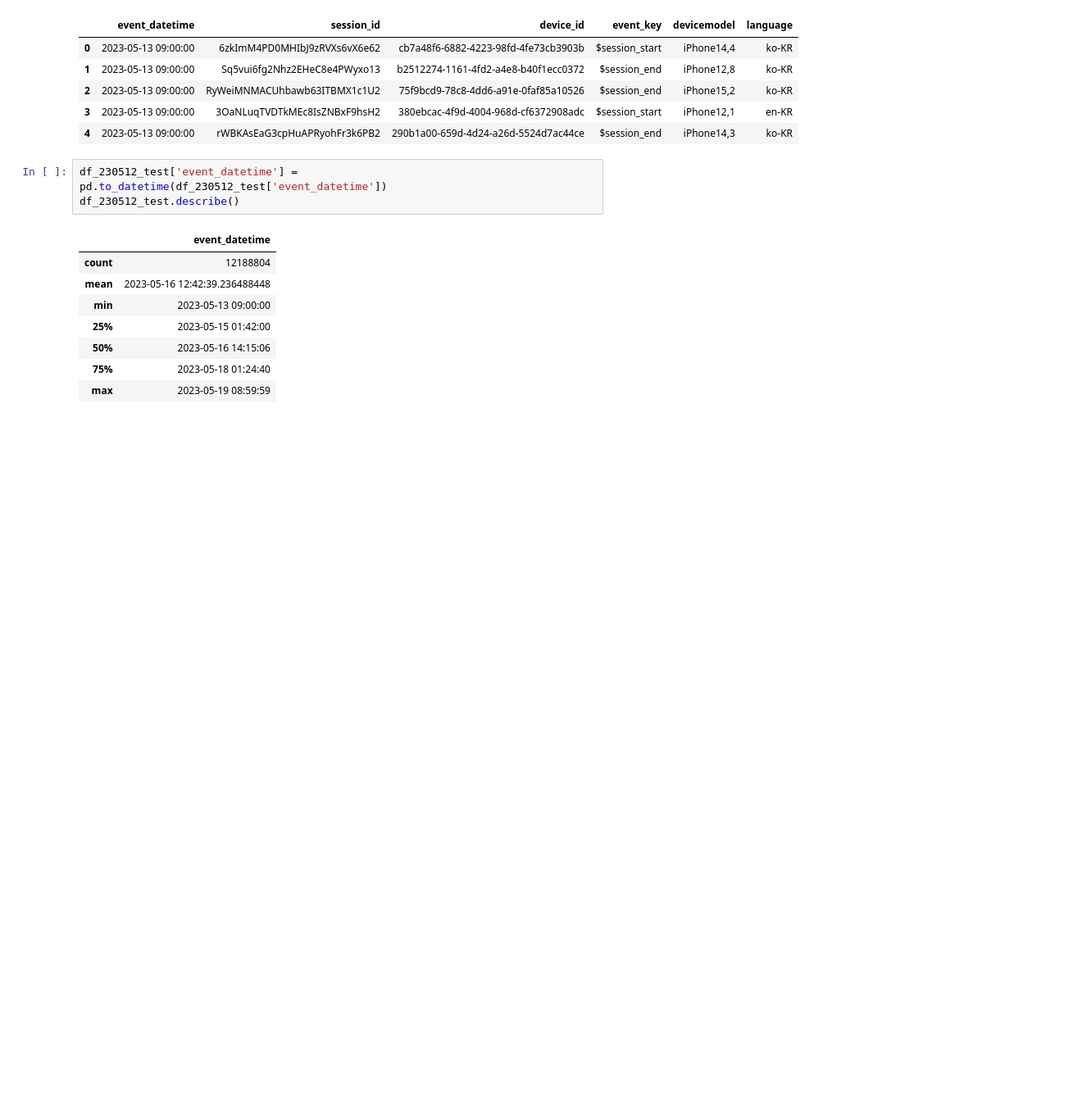
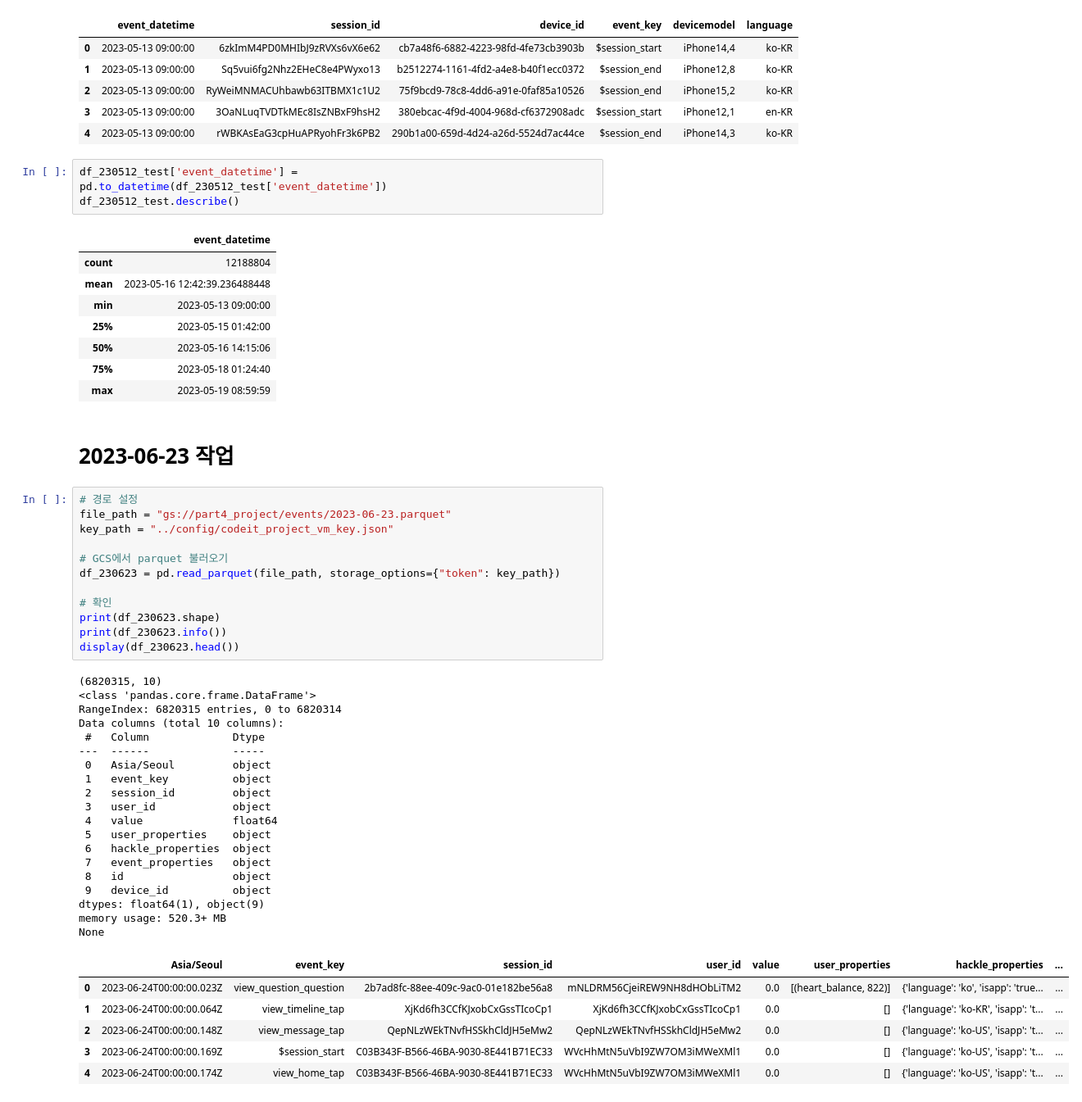
Before and after one commit to seung127/codeit_project, a Jupyter notebook: codeit-project-docker/notebooks/convert_parquet.ipynb, the cells around one changed output. Shown at 82% size. Cells and saved outputs as stored; diff of their text form; blank space fills up the shorter version.

```diff
--- a/codeit-project-docker/notebooks/convert_parquet.ipynb
+++ b/codeit-project-docker/notebooks/convert_parquet.ipynb
@@ -175,3 +175,43 @@ df_230512_test.describe()
 | 50% | 2023-05-16 14:15:06 |
 | 75% | 2023-05-18 01:24:40 |
 | max | 2023-05-19 08:59:59 |
+# %% [markdown]
+# 2023-06-23 작업
+# %%
+# 경로 설정
+file_path = "gs://part4_project/events/2023-06-23.parquet"
+key_path = "../config/codeit_project_vm_key.json"
+
+# GCS에서 parquet 불러오기
+df_230623 = pd.read_parquet(file_path, storage_options={"token": key_path})
+
+# 확인
+print(df_230623.shape)
+print(df_230623.info())
+display(df_230623.head())
+# %% [output]
+(6820315, 10)
+<class 'pandas.core.frame.DataFrame'>
+RangeIndex: 6820315 entries, 0 to 6820314
+Data columns (total 10 columns):
+ #   Column             Dtype
+---  ------             -----
+ 0   Asia/Seoul         object
+ 1   event_key          object
+ 2   session_id         object
+ 3   user_id            object
+ 4   value              float64
+ 5   user_properties    object
+ 6   hackle_properties  object
+ 7   event_properties   object
+ 8   id                 object
+ 9   device_id          object
+dtypes: float64(1), object(9)
+memory usage: 520.3+ MB
+None
+|  | Asia/Seoul | event_key | session_id | user_id | value | user_properties | hackle_properties | ... |
+| 0 | 2023-06-24T00:00:00.023Z | view_question_question | 2b7ad8fc-88ee-409c-9ac0-01e182be56a8 | mNLDRM56CjeiREW9NH8dHObLiTM2 | 0.0 | [(heart_balance, 822)] | {'language': 'ko', 'isapp': 'true... | ... |
+| 1 | 2023-06-24T00:00:00.064Z | view_timeline_tap | XjKd6fh3CCfKJxobCxGssTIcoCp1 | XjKd6fh3CCfKJxobCxGssTIcoCp1 | 0.0 | [] | {'language': 'ko-KR', 'isapp': 't... | ... |
+| 2 | 2023-06-24T00:00:00.148Z | view_message_tap | QepNLzWEkTNvfHSSkhCldJH5eMw2 | QepNLzWEkTNvfHSSkhCldJH5eMw2 | 0.0 | [] | {'language': 'ko-US', 'isapp': 't... | ... |
+| 3 | 2023-06-24T00:00:00.169Z | $session_start | C03B343F-B566-46BA-9030-8E441B71EC33 | WVcHhMtN5uVbI9ZW7OM3iMWeXMl1 | 0.0 | [] | {'language': 'ko-US', 'isapp': 't... | ... |
+| 4 | 2023-06-24T00:00:00.174Z | view_home_tap | C03B343F-B566-46BA-9030-8E441B71EC33 | WVcHhMtN5uVbI9ZW7OM3iMWeXMl1 | 0.0 | [] | {'language': 'ko-US', 'isapp': 't... | ... |
```
Also changed, not shown: parts of 13 cells of this notebook.
